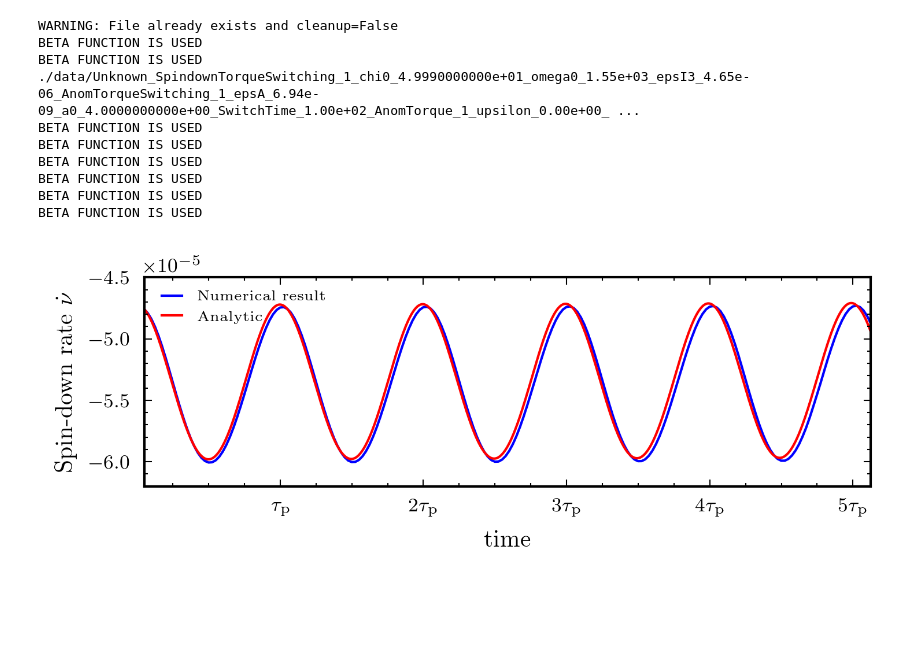
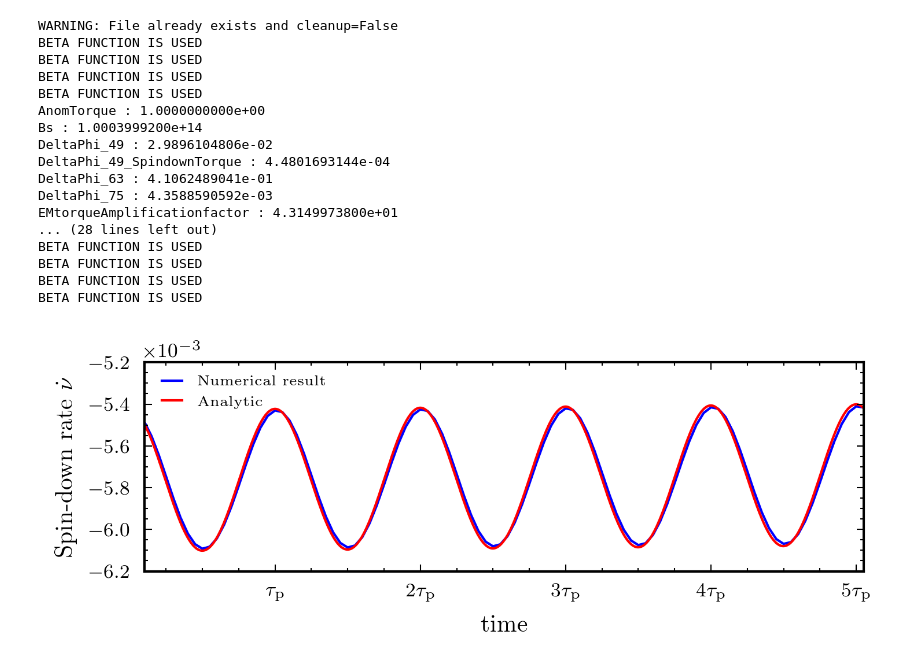
Before and after one commit to GregoryAshton/thesis, a Jupyter notebook: inertial_frame/SpindownRateModulations.ipynb, the cells around one changed output. Saved outputs shown, nothing was run; the diff lists cells and outputs as text; code cells hidden in the pictures; blank space fills up the shorter version.

```diff
--- a/inertial_frame/SpindownRateModulations.ipynb
+++ b/inertial_frame/SpindownRateModulations.ipynb
@@ -6,7 +6,8 @@ import os
 %matplotlib inline
 from numpy import sin, cos
 
-from nsmod.manual_switching_torque_with_Euler import main
+from nsmod.one_component_model_with_Euler import main
+#from nsmod.manual_switching_torque_with_Euler import main
 from nsmod import Plot, File_Functions, Physics_Functions
 
 figsize = (4.5, 3.5)
@@ -14,7 +15,9 @@ plt.style.use("thesis")
 
 #plt.rcParams['axes.labelsize'] = 16
 
-def nudot(time, P, tauP, tauAge, theta, chi, n=3):
+def nudot(time, omega0, epsI, tauAge, theta, chi, n=3):
+    P = 2*np.pi/omega0
+    tauP = P / epsI
     theta = np.radians(theta)
     chi = np.radians(chi)
     psi = 2*np.pi*time/tauP + np.pi/2
@@ -30,25 +33,25 @@ c = 3e10
 I0 = 1e45
 
 # B1828-11 Values
-tauP = 1009 * 86400 # Precession period
-nu0 = 2.469
-B0 = 5e12
+tauP = 1000 * 86400 # Precession period
+B0 = 1e12
 
 
 # Derived values
-omega0 = 2 * np.pi * nu0
+omega0 = 10
+nu0 = omega0/(2*np.pi)
 epsI3 = 1.0/(nu0 * tauP)
 epsA = B0**2 * R**5 / (4 * I0 * c**2)
 
 # Simulation values
 T = 3000 * 86400
 n = 500000
-error = 1e-12
+error = 1e-15
 
 # Manual changes
 new_epsI3 = epsI3 * 1e3
-new_epsA = epsA * 1e3
-new_omega0 = omega0 * 1e2
+new_epsA = epsA * 1e4
+new_omega0 = 10000
 new_tauP = 2 * np.pi/(new_epsI3 * new_omega0)
 new_T = 5.2 * new_tauP
 
@@ -58,29 +61,37 @@ P = 2*np.pi/new_omega0
 tauP = new_tauP
 time = np.linspace(0, new_T, 1000)
 # %%
-a0 = 4
-chi0 = 49.99
+a0 = 2
+chi0 = 50.0
 file_name = main(chi0=chi0, epsI3=new_epsI3, epsA=new_epsA, omega0=new_omega0, T=new_T,
                  n=n, error=error, a0=a0, cleanup=False, DryRun=False,
                  )
+File_Functions.PropertiesTable(file_name, "SpindownRate_normal")
+File_Functions.PrintParameterDictionary(file_name)
 PD = nsmod.File_Functions.Parameter_Dictionary(file_name)
 tauAge = PD['tauE']
-ax = Plot.SpindownRate(file_name, label="Numerical result", figsize=(5, 2))
-ax.plot(time, nudot(time, P, tauP, tauAge, theta=a0, chi=chi0), "r", label="Analytic")
+ax = Plot.SpindownRate(file_name, label="Numerical result", figsize=(5, 2), divisor=5)
+ax.plot(time, nudot(time, new_omega0, new_epsI3, tauAge, theta=a0, chi=chi0), "r", label="Analytic")
 ax.legend(loc=2, frameon=False, fontsize=6)
-ax.set_ylim(-6.2e-5, -4.5e-5)
+ax.set_ylim(-6.2e-3, -5.2e-3)
 plt.tight_layout()
 plt.savefig("img/SpindownRate_normal.pdf")
-File_Functions.PropertiesTable(file_name, "SpindownRate_normal")
 # %% [output]
 WARNING: File already exists and cleanup=False
-BETA FUNCTION IS USED
-BETA FUNCTION IS USED
-./data/Unknown_SpindownTorqueSwitching_1_chi0_4.9990000000e+01_omega0_1.55e+03_epsI3_4.65e-06_AnomTorqueSwitching_1_epsA_6.94e-09_a0_4.0000000000e+00_SwitchTime_1.00e+02_AnomTorque_1_upsilon_0.00e+00_ ...
 BETA FUNCTION IS USED
 BETA FUNCTION IS USED
 BETA FUNCTION IS USED
 BETA FUNCTION IS USED
+AnomTorque : 1.0000000000e+00
+Bs : 1.0003999200e+14
+DeltaPhi_49 : 2.9896104806e-02
+DeltaPhi_49_SpindownTorque : 4.4801693144e-04
+DeltaPhi_63 : 4.1062489041e-01
+DeltaPhi_75 : 4.3588590592e-03
+EMtorqueAmplificationfactor : 4.3149973800e+01
+... (28 lines left out)
 BETA FUNCTION IS USED
 BETA FUNCTION IS USED
+BETA FUNCTION IS USED
+BETA FUNCTION IS USED
-[figure, old version]
+[figure, new version]
```
Also changed, not shown: parts of 3 cells of this notebook, 14 other files.
